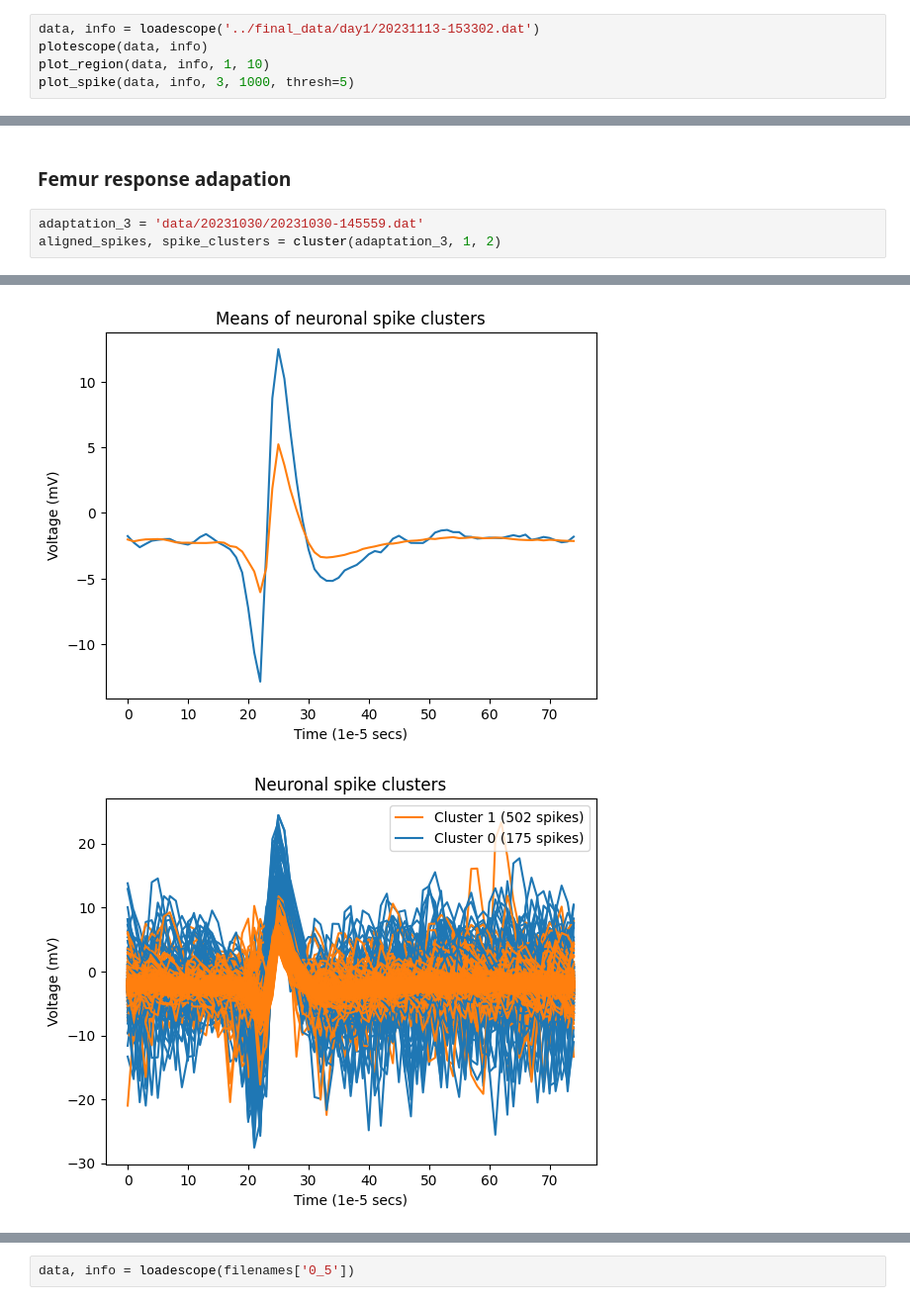
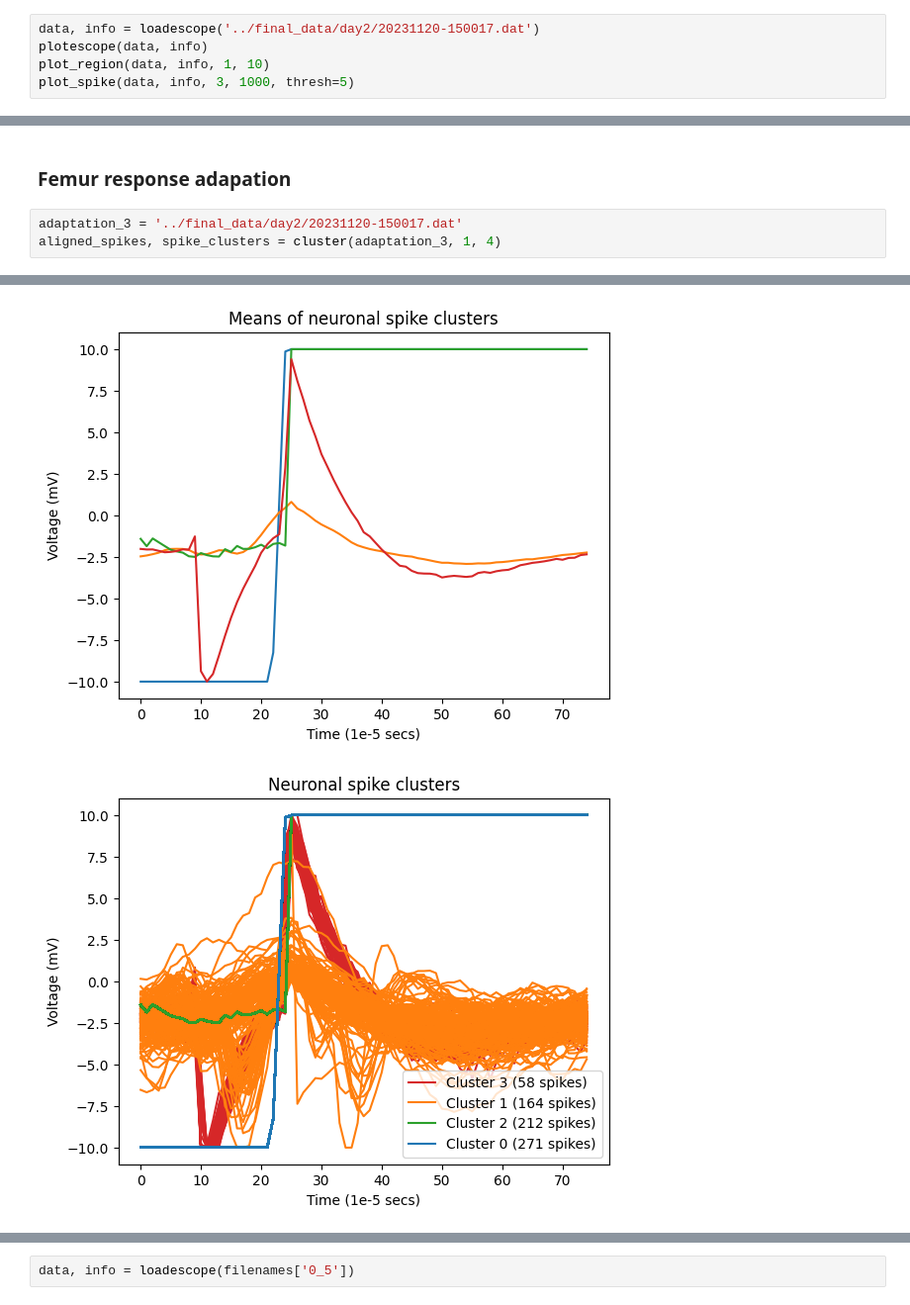
Before and after one commit to adishreeg/bi162-final-project, a Jupyter notebook: code/Sensory_Adaptation_1mL.ipynb, the cells around one changed output, grey strips where cells are left out. Shown at 99% size. Drawn from its saved outputs; the diff is of its cells as text.

```diff
--- a/code/Sensory_Adaptation_1mL.ipynb
+++ b/code/Sensory_Adaptation_1mL.ipynb
@@ -37,7 +37,7 @@ plt.ion()
 
 In previous weeks, I implemented basic spike sorting, which simply logs windows where spikes surpass some given threshold.
 # %%
-data, info = loadescope('../final_data/day1/20231113-153302.dat')
+data, info = loadescope('../final_data/day2/20231120-150017.dat')
 plotescope(data, info)
 plot_region(data, info, 1, 10)
 plot_spike(data, info, 3, 1000, thresh=5)
@@ -460,6 +460,6 @@ plt.show()
 # %% [markdown]
 ### Femur response adapation
 # %%
-adaptation_3 = 'data/20231030/20231030-145559.dat'
-aligned_spikes, spike_clusters = cluster(adaptation_3, 1, 2)
+adaptation_3 = '../final_data/day2/20231120-150017.dat'
+aligned_spikes, spike_clusters = cluster(adaptation_3, 1, 4)
 # %% [output]
@@ -476,2 +476,2 @@ key=[sweepperiod_s] value=[1]
-[figure, old version]
+[figure, new version]
-[figure, old version]
+[figure, new version]
```
Also changed, not shown: parts of 5 cells of this notebook.
